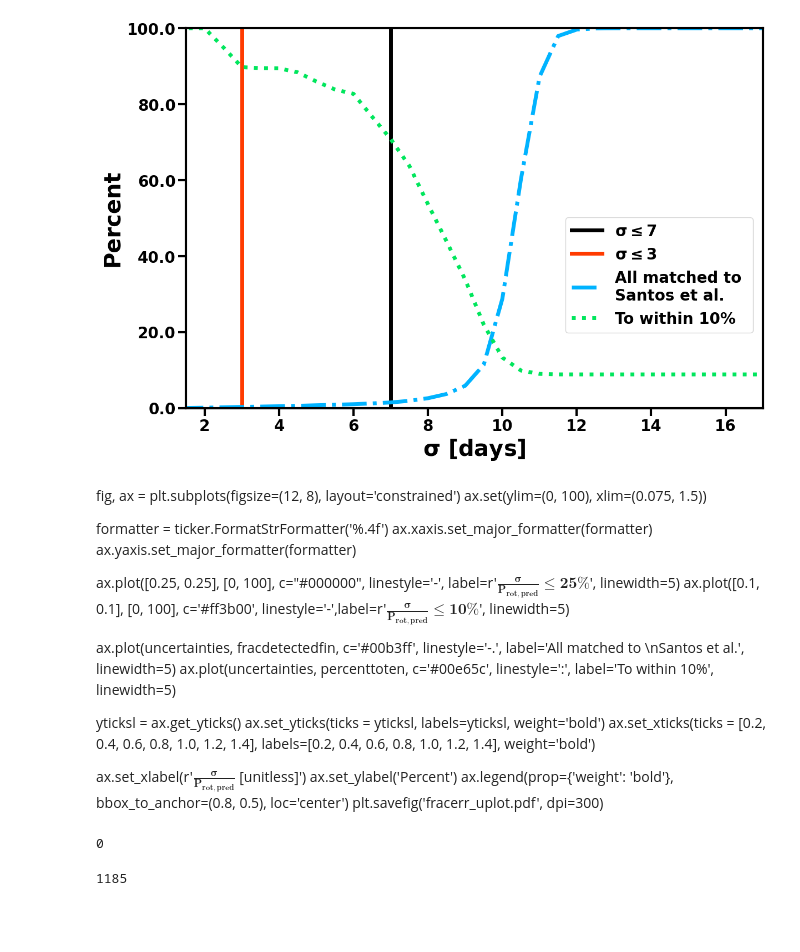
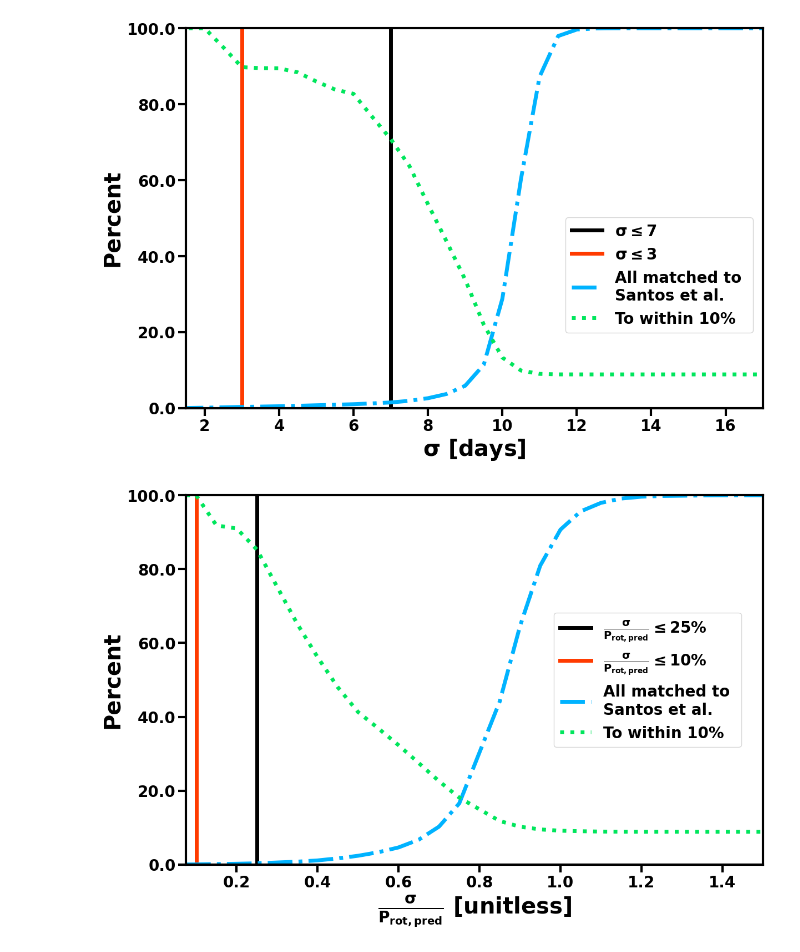
Before and after one commit to m-schochet/asas-sn-cnn, a Jupyter notebook: plots/frac_errors.ipynb, the cells around one changed output. Saved outputs shown, nothing was run; the diff lists cells and outputs as text; code cells hidden in the pictures; blank space fills up the shorter version.

```diff
--- a/plots/frac_errors.ipynb
+++ b/plots/frac_errors.ipynb
@@ -336,25 +336,3 @@ for uncertainty in uncertainties:
     percenttoten.append(percentrightten)
 # %%
 fracdetectedfin = NormalizeData(fracdetected)
-# %% [markdown]
-fig, ax = plt.subplots(figsize=(12, 8), layout='constrained')
-ax.set(ylim=(0, 100), xlim=(0.075, 1.5))
-
-formatter = ticker.FormatStrFormatter('%.4f')
-ax.xaxis.set_major_formatter(formatter)
-ax.yaxis.set_major_formatter(formatter)
-
-ax.plot([0.25, 0.25], [0, 100], c="#000000", linestyle='-', label=r'$\mathbf{\frac{\sigma}{P_{rot, pred}} \leq 25\%}$', linewidth=5)
-ax.plot([0.1, 0.1], [0, 100], c='#ff3b00', linestyle='-',label=r'$\mathbf{\frac{\sigma}{P_{rot, pred}} \leq 10\%}$', linewidth=5)
-
-ax.plot(uncertainties, fracdetectedfin, c='#00b3ff', linestyle='-.', label='All matched to \nSantos et al.', linewidth=5)
-ax.plot(uncertainties, percenttoten, c='#00e65c', linestyle=':', label='To within 10%', linewidth=5)
-
-yticksl = ax.get_yticks()
-ax.set_yticks(ticks = yticksl, labels=yticksl, weight='bold')
-ax.set_xticks(ticks = [0.2, 0.4, 0.6, 0.8, 1.0, 1.2, 1.4], labels=[0.2, 0.4, 0.6, 0.8, 1.0, 1.2, 1.4], weight='bold')
-
-ax.set_xlabel(r'$\mathbf{\frac{\sigma}{P_{rot, pred}}}$ [unitless]')
-ax.set_ylabel('Percent')
-ax.legend(prop={'weight': 'bold'}, bbox_to_anchor=(0.8, 0.5), loc='center')
-plt.savefig('fracerr_uplot.pdf', dpi=300)
@@ -363,12 +338,0 @@ allpred = pd.read_csv('(#path to#))0fullpred.csv', header=None, names=['asas_sn_
-# %%
-allpred['frac'] = allpred['sigma']/allpred['period']
-fracerr25 = allpred[allpred['frac']<0.25]
-len(fracerr25[fracerr25['period']<5])
-# %% [output]
-0
-# %%
-allpred['frac'] = allpred['sigma']/allpred['period']
-sig5 = allpred[allpred['sigma']<=7]
-len(sig5[sig5['period']<5])
-# %% [output]
-1185
@@ -376,0 +339,24 @@ del allpred
+# %%
+fig, ax = plt.subplots(figsize=(12, 8), layout='constrained')
+ax.set(ylim=(0, 100), xlim=(0.075, 1.5))
+
+formatter = ticker.FormatStrFormatter('%.4f')
+ax.xaxis.set_major_formatter(formatter)
+ax.yaxis.set_major_formatter(formatter)
+
+ax.plot([0.25, 0.25], [0, 100], c="#000000", linestyle='-', label=r'$\mathbf{\frac{\sigma}{P_{rot, pred}} \leq 25\%}$', linewidth=5)
+ax.plot([0.1, 0.1], [0, 100], c='#ff3b00', linestyle='-',label=r'$\mathbf{\frac{\sigma}{P_{rot, pred}} \leq 10\%}$', linewidth=5)
+
+ax.plot(uncertainties, fracdetectedfin, c='#00b3ff', linestyle='-.', label='All matched to \nSantos et al.', linewidth=5)
+ax.plot(uncertainties, percenttoten, c='#00e65c', linestyle=':', label='To within 10%', linewidth=5)
+
+yticksl = ax.get_yticks()
+ax.set_yticks(ticks = yticksl, labels=yticksl, weight='bold')
+ax.set_xticks(ticks = [0.2, 0.4, 0.6, 0.8, 1.0, 1.2, 1.4], labels=[0.2, 0.4, 0.6, 0.8, 1.0, 1.2, 1.4], weight='bold')
+
+ax.set_xlabel(r'$\mathbf{\frac{\sigma}{P_{rot, pred}}}$ [unitless]')
+ax.set_ylabel('Percent')
+ax.legend(prop={'weight': 'bold'}, bbox_to_anchor=(0.8, 0.5), loc='center')
+plt.savefig('fracerr_uplot.pdf', dpi=300)
+# %% [output]
+[figure, added]
```
Also changed, not shown: parts of 3 cells of this notebook, 1 other file.
